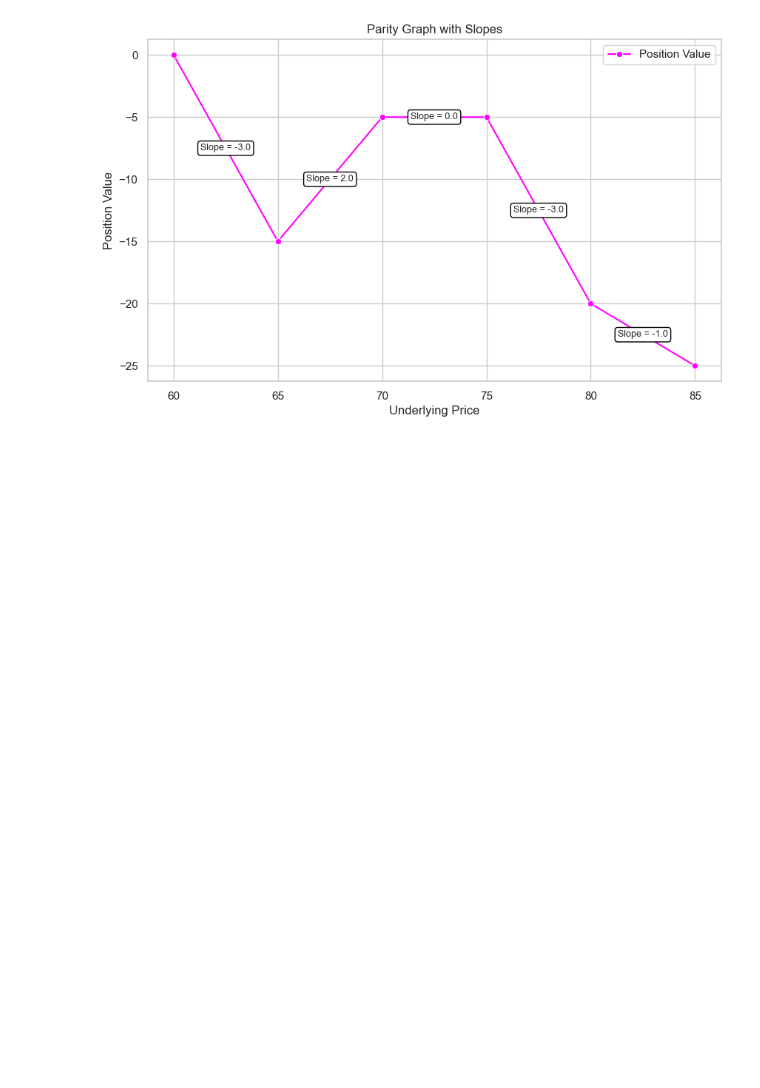
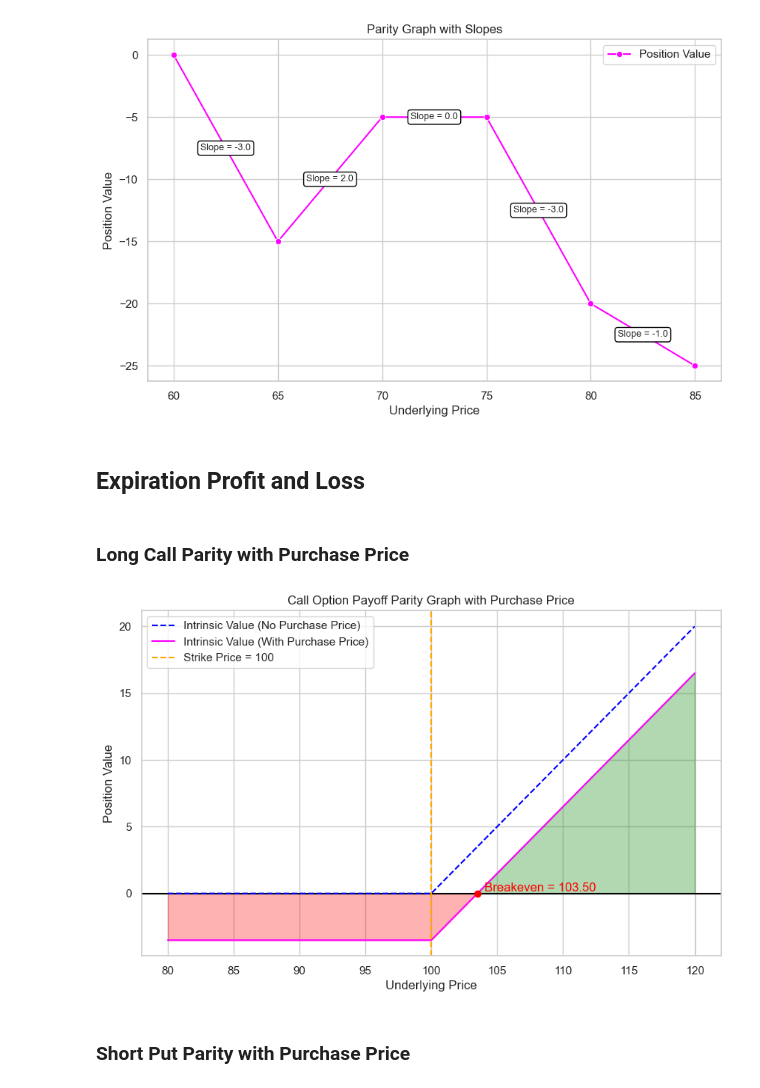
Before and after one commit to skstavroglou/option-volatility-and-pricing, a Jupyter notebook: options-learning-lab.ipynb, the cells around one changed output. Drawn from its saved outputs; the diff is of its cells as text; code cells hidden in the pictures; blank space fills up the shorter version.

Commit message:
Plotting parity graphs with purchase price included and informative shaded regions.

```diff
--- a/options-learning-lab.ipynb
+++ b/options-learning-lab.ipynb
@@ -572,2 +574,6 @@ plot_parity_graph_with_slopes(spot_prices, slopes)
 # %% [output]
 [figure]
+# %% [markdown]
+## Expiration Profit and Loss
+# %% [markdown]
+### Long Call Parity with Purchase Price
@@ -573,0 +638,11 @@ plot_parity_graph_with_slopes(spot_prices, slopes)
+# %%
+# Example usage:
+spot_prices = np.linspace(80, 120, 400)
+strike_price = 100
+purchase_price = 3.50
+# %%
+plot_long_call_option_parity_with_purchase_price(spot_prices, strike_price, purchase_price)
+# %% [output]
+[figure, added]
+# %% [markdown]
+### Short Put Parity with Purchase Price
```
Also changed, not shown: parts of 17 cells of this notebook.
